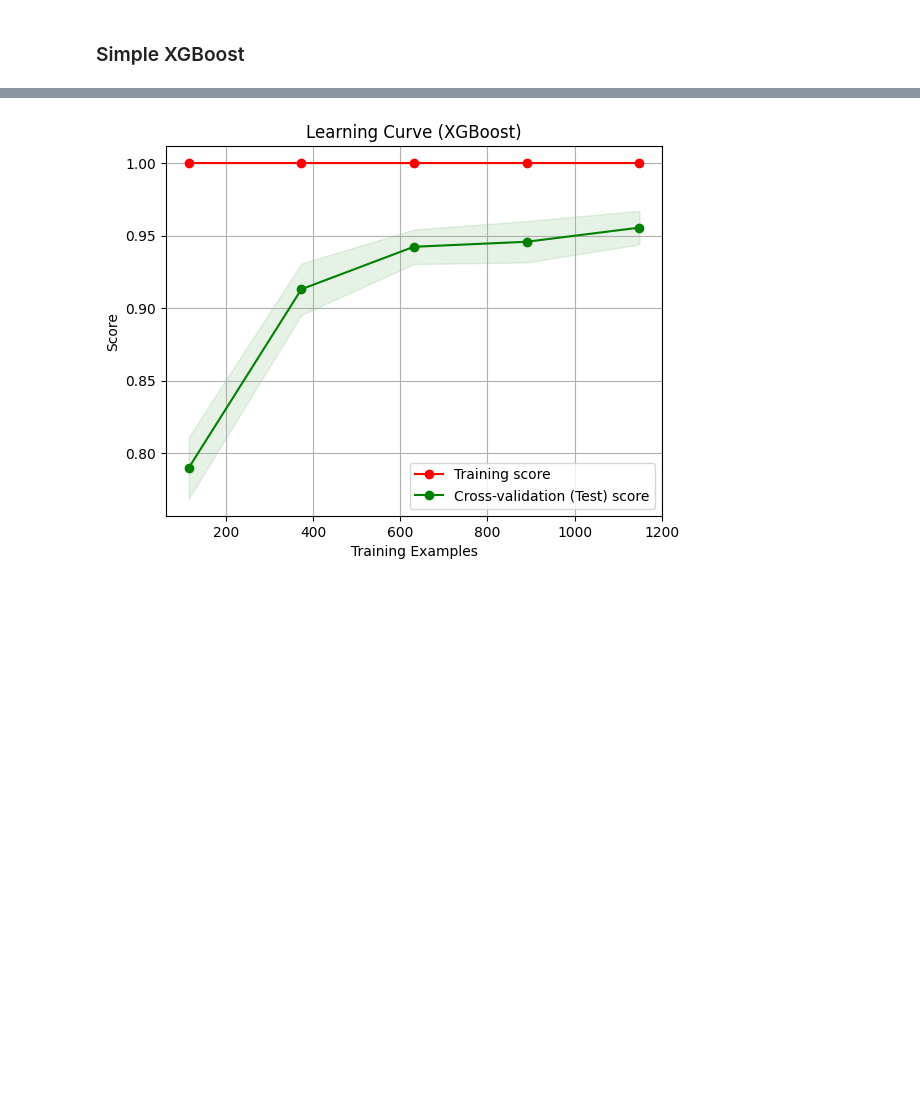
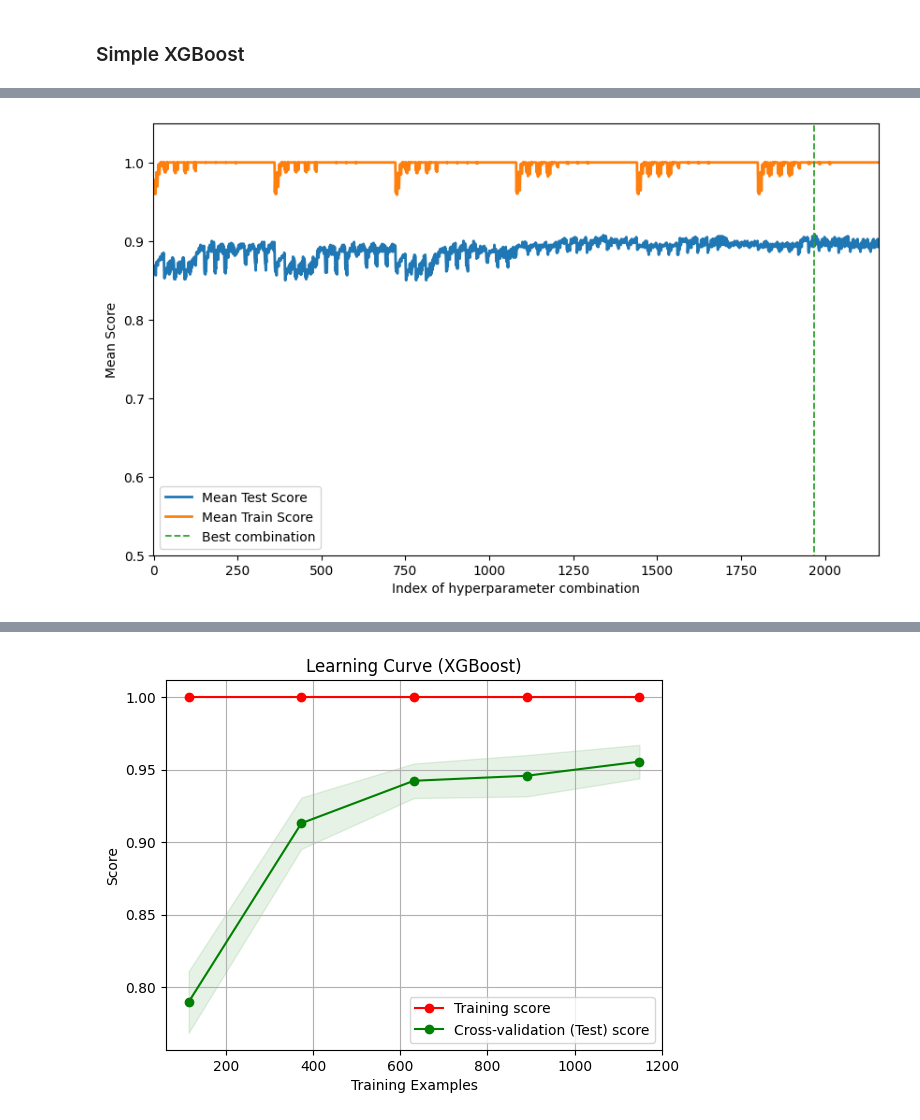
Before and after one commit to EugeniaBoccanera/hm_bbh, a Jupyter notebook: project_v1.ipynb, the cells around one changed output, grey strips where cells are left out. Cells and saved outputs as stored; diff of their text form; code cells hidden in the pictures; blank space fills up the shorter version.

```diff
--- a/project_v1.ipynb
+++ b/project_v1.ipynb
@@ -933,0 +979,4 @@ model_evaluation(XGB_best, X, y, X_train, y_train, X_test, y_test, y_pred)
+# %%
+gridsearch_scores(grid_search, best_index=1968)
+# %% [output]
+[figure, added]
```
Also changed, not shown: parts of 6 cells of this notebook.
